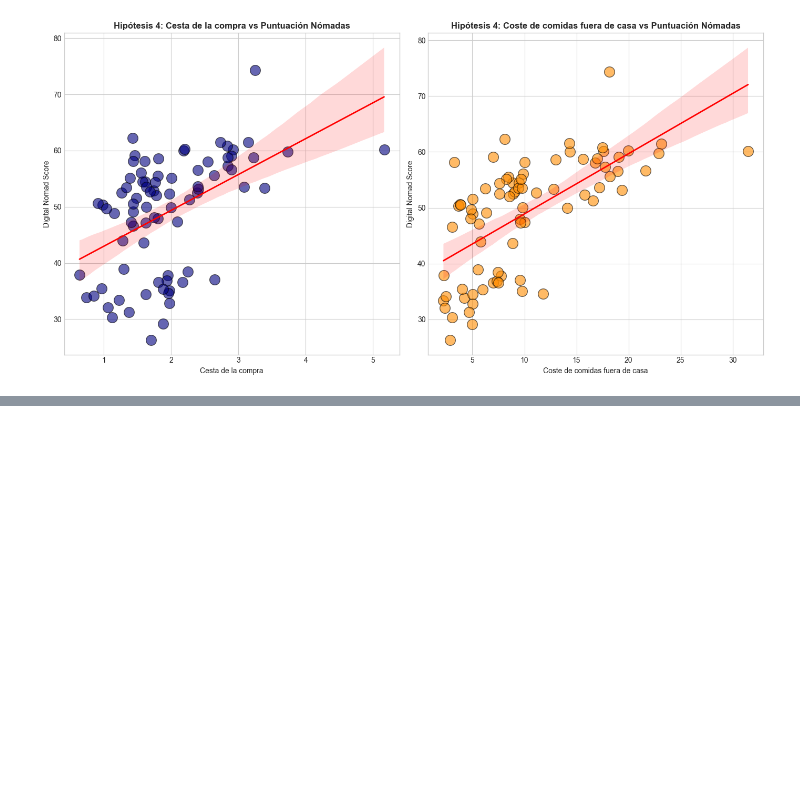
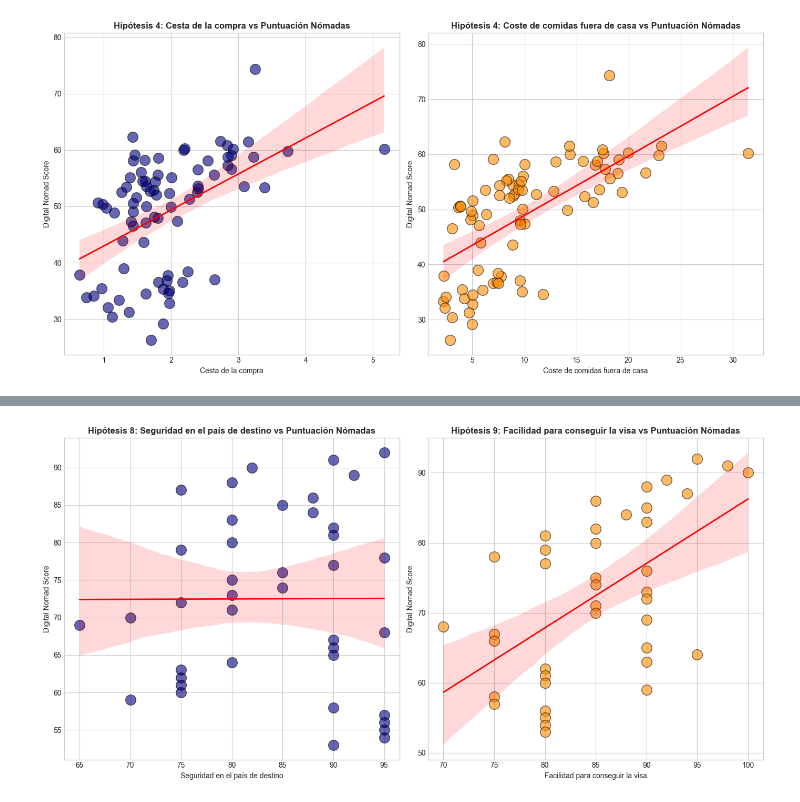
Before and after one commit to danielaaguirrej55-source/EDA-Nomadismo-Digital, a Jupyter notebook: src/notebooks/EDA-bivariante-juanfcia-draft.ipynb, the cells around one changed output, grey strips where cells are left out. Drawn from its saved outputs; the diff is of its cells as text; code cells hidden in the pictures; blank space fills up the shorter version.

```diff
--- a/src/notebooks/EDA-bivariante-juanfcia-draft.ipynb
+++ b/src/notebooks/EDA-bivariante-juanfcia-draft.ipynb
@@ -666,0 +714,50 @@ plt.show()
+# %%
+# Scatters plot con líneas de tendencia (coeficiente de Pearson) para ver correlaciones:
+# 1. Seguridad en el país de destino vs Puntuación de Nómadas digitales a destinos concretos
+# 2. Facilidad para conseguir la visa vs Puntuación de Nómadas digitales a destinos concretos
+
+fig, axes = plt.subplots(1, 2, figsize=(14, 7))
+
+
+# Scatter plot 1: Seguridad en el país de destino vs puntuación de Nómadas digitales a destinos concretos
+
+sns.regplot(
+    data=df_movingto,
+    x='safety',
+    y='overall_score',
+    ax=axes[0],
+    scatter_kws={
+        'color': 'navy',
+        'alpha': 0.6,
+        'edgecolors': 'black',
+        's': 200
+    },
+    line_kws={'color': 'red', 'linewidth': 2}
+)
+axes[0].set_xlabel('Seguridad en el país de destino')
+axes[0].set_ylabel('Digital Nomad Score')
+axes[0].set_title('Hipótesis 8: Seguridad en el país de destino vs Puntuación Nómadas', fontsize=12, fontweight='bold')
+
+# Scatter plot 2: Facilidad para conseguir la visa vs puntuación de Nómadas digitales a destinos concretos
+
+sns.regplot(
+    data=df_movingto,
+    x='visa_ease',
+    y='overall_score',
+    ax=axes[1],
+    scatter_kws={
+        'color': 'darkorange',
+        'alpha': 0.6,
+        'edgecolors': 'black',
+        's': 200
+    },
+    line_kws={'color': 'red', 'linewidth': 2}
+)
+axes[1].set_xlabel('Facilidad para conseguir la visa')
+axes[1].set_ylabel('Digital Nomad Score')
+axes[1].set_title('Hipótesis 9: Facilidad para conseguir la visa vs Puntuación Nómadas', fontsize=12, fontweight='bold')
+
+plt.tight_layout()
+plt.show()
+# %% [output]
+[figure, added]
```
Also changed, not shown: parts of 8 cells of this notebook.
